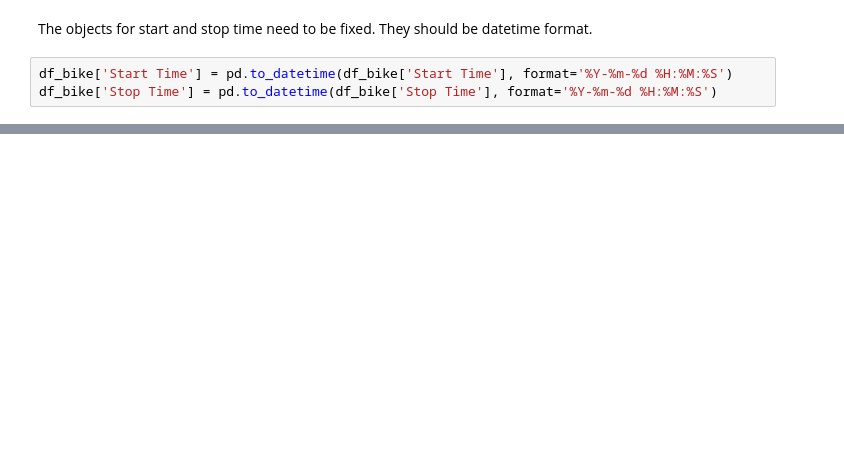
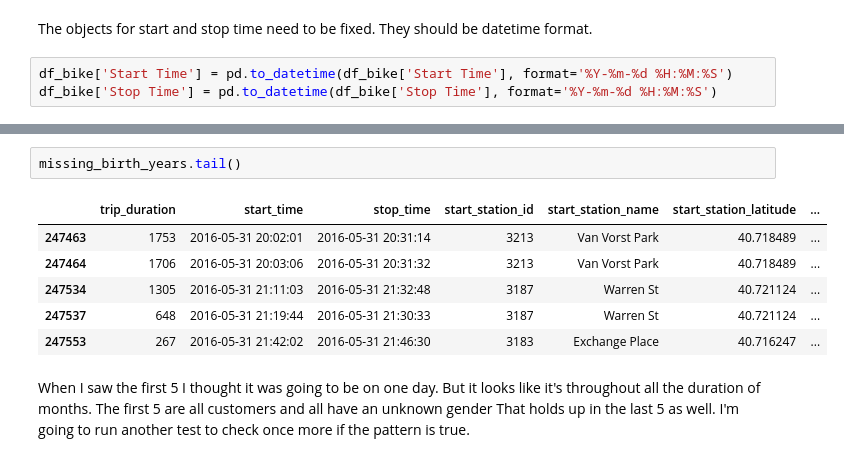
Before and after one commit to HNW11/CA_BikeRental_Project, a Jupyter notebook: script.ipynb, the cells around one changed output, grey strips where cells are left out. Drawn from its saved outputs; the diff is of its cells as text; blank space fills up the shorter version.

```diff
--- a/script.ipynb
+++ b/script.ipynb
@@ -113,0 +204,13 @@ dtype: object
+# %%
+missing_birth_years.tail()
+# %% [output]
+|  | trip_duration | start_time | stop_time | start_station_id | start_station_name | start_station_latitude | ... |
+| 247463 | 1753 | 2016-05-31 20:02:01 | 2016-05-31 20:31:14 | 3213 | Van Vorst Park | 40.718489 | ... |
+| 247464 | 1706 | 2016-05-31 20:03:06 | 2016-05-31 20:31:32 | 3213 | Van Vorst Park | 40.718489 | ... |
+| 247534 | 1305 | 2016-05-31 21:11:03 | 2016-05-31 21:32:48 | 3187 | Warren St | 40.721124 | ... |
+| 247537 | 648 | 2016-05-31 21:19:44 | 2016-05-31 21:30:33 | 3187 | Warren St | 40.721124 | ... |
+| 247553 | 267 | 2016-05-31 21:42:02 | 2016-05-31 21:46:30 | 3183 | Exchange Place | 40.716247 | ... |
+# %% [markdown]
+When I saw the first 5 I thought it was going to be on one day. But it looks like it's throughout all the duration of months.
+The first 5 are all customers and all have an unknown gender
+That holds up in the last 5 as well. I'm going to run another test to check once more if the pattern is true.
```
Also changed, not shown: parts of 28 cells of this notebook.
